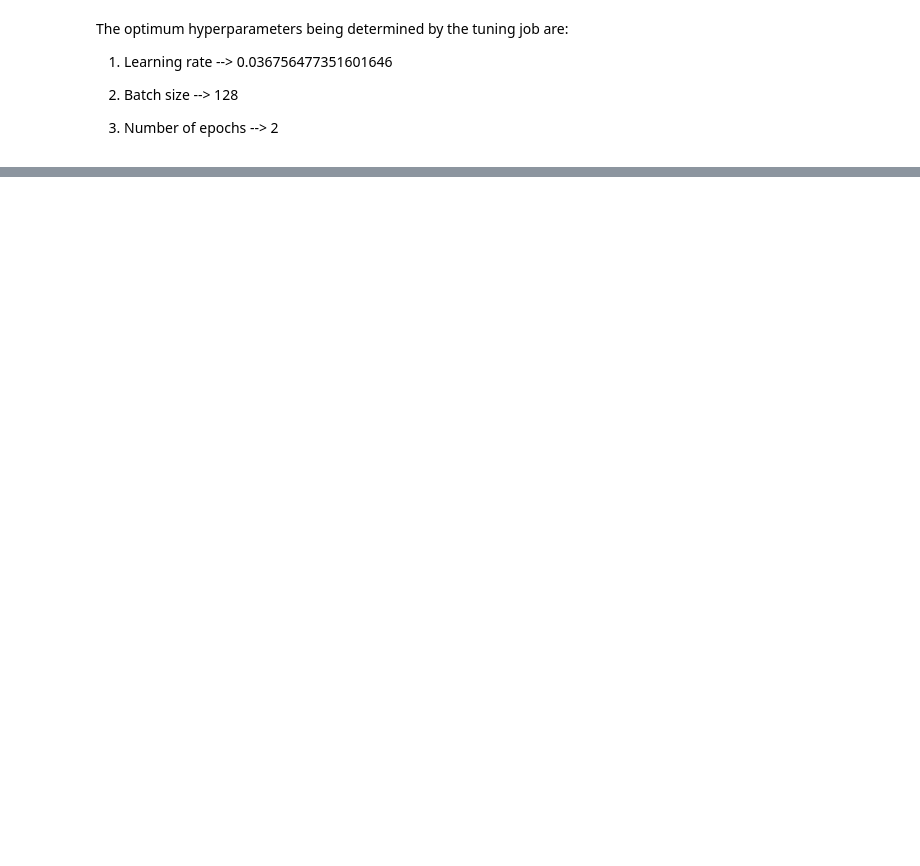
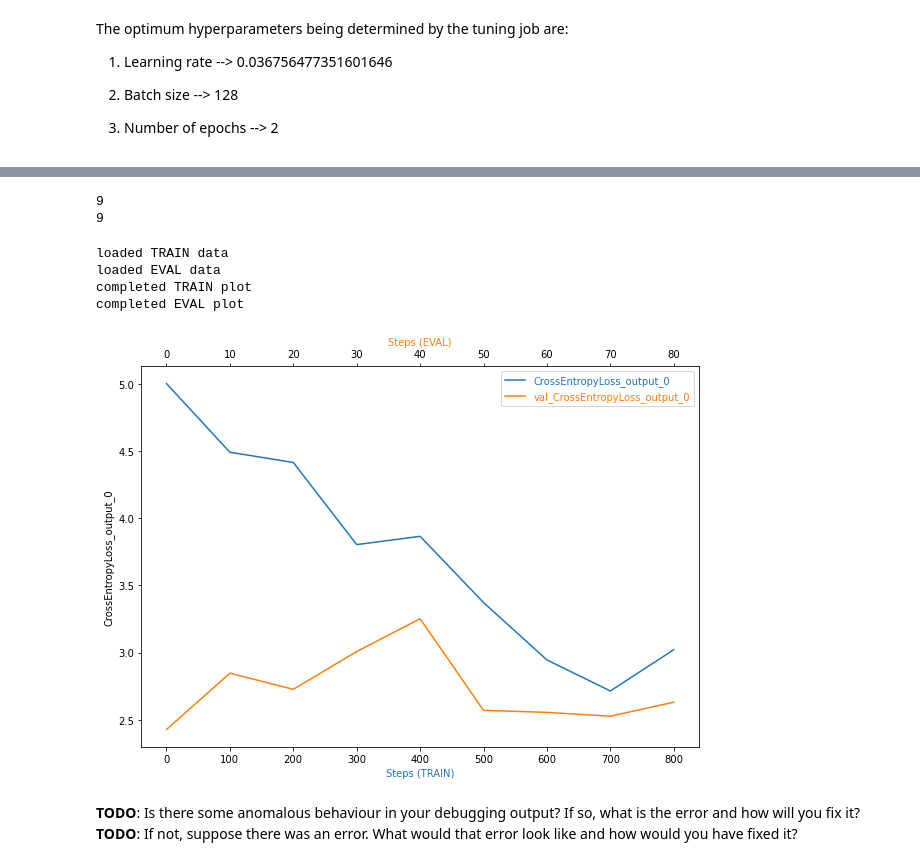
Before and after one commit to bhagatsnehal/dog-breed-classification-model-deployment-AWS, a Jupyter notebook: train_and_deploy.ipynb, the cells around one changed output, grey strips where cells are left out. Drawn from its saved outputs; the diff is of its cells as text; code cells hidden in the pictures; blank space fills up the shorter version.

Commit message:
Updated notebook with debugging and profiling output

```diff
--- a/train_and_deploy.ipynb
+++ b/train_and_deploy.ipynb
@@ -183,0 +278,5 @@ The optimum hyperparameters being determined by the tuning job are:
+# %%
+hyperparameters['batch-size']='32'
+hyperparameters['epochs']='4'
+
+hyperparameters
@@ -183,0 +295,21 @@ The optimum hyperparameters being determined by the tuning job are:
+# %%
+# Create and fit an estimator
+
+
+estimator_debug = PyTorch(
+    entry_point="train_model.py",
+    role=sagemaker.get_execution_role(),
+    instance_count=1,
+    instance_type="ml.p3.2xlarge",
+    framework_version="1.8",
+    py_version="py36",
+    hyperparameters=hyperparameters,
+    profiler_config=profiler_config,
+    debugger_hook_config=debugger_config,
+    rules=rules,
+)
+# %%
+inputs_train = 's3://image-classification-dog-breed/dogImages/train/'
+inputs_test = 's3://image-classification-dog-breed/dogImages/test/'
+
+estimator_debug.fit({"training": inputs_train,"test":inputs_test}, wait=True)
@@ -183,0 +349,5 @@ The optimum hyperparameters being determined by the tuning job are:
+# %%
+# Plotting the debugging output.
+trial = create_trial(estimator_debug.latest_job_debugger_artifacts_path())
+
+trial.tensor_names()
@@ -183,0 +378,6 @@ The optimum hyperparameters being determined by the tuning job are:
+# %%
+print(len(trial.tensor("CrossEntropyLoss_output_0").steps(mode=ModeKeys.TRAIN)))
+print(len(trial.tensor("CrossEntropyLoss_output_0").steps(mode=ModeKeys.EVAL)))
+# %% [output]
+9
+9
@@ -183,0 +430,11 @@ The optimum hyperparameters being determined by the tuning job are:
+# %%
+plot_tensor(trial, "CrossEntropyLoss_output_0")
+# %% [output]
+loaded TRAIN data
+loaded EVAL data
+completed TRAIN plot
+completed EVAL plot
+[figure, added]
+# %% [markdown]
+**TODO**: Is there some anomalous behaviour in your debugging output? If so, what is the error and how will you fix it?
+**TODO**: If not, suppose there was an error. What would that error look like and how would you have fixed it?
```
Also changed, not shown: parts of 34 cells of this notebook.
